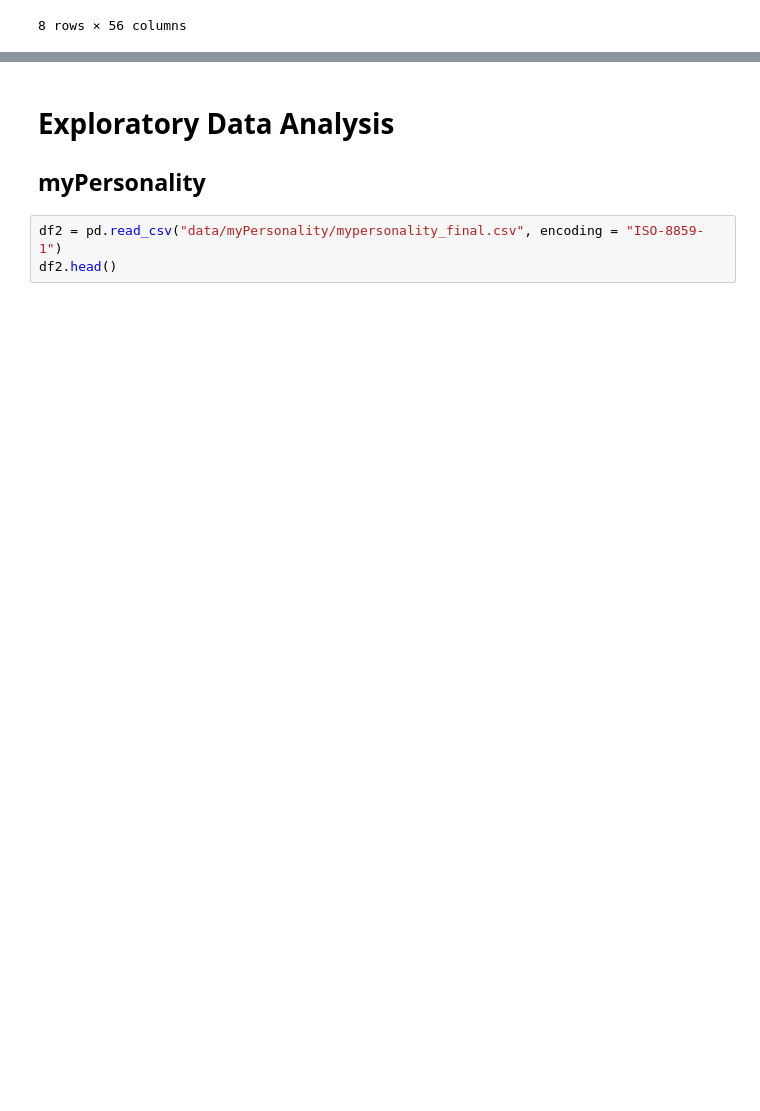
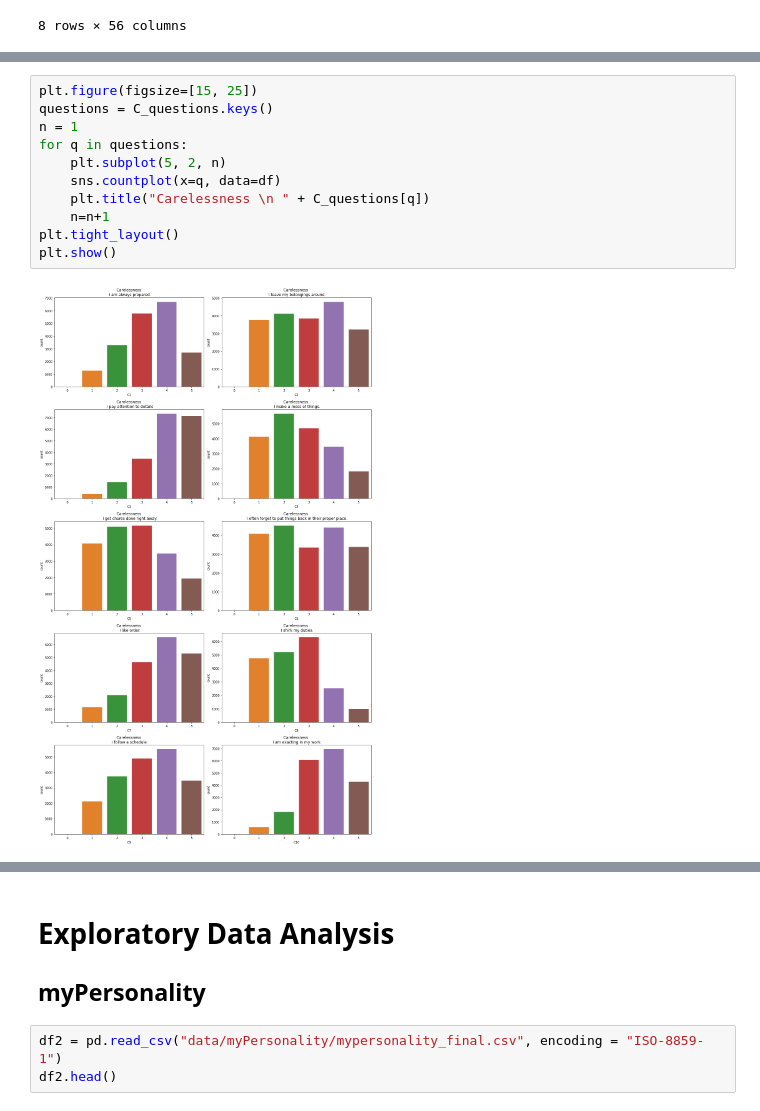
Before and after one commit to Reuben27/SmartSense-Assessment2, a Jupyter notebook: src/eda.ipynb, the cells around one changed output, grey strips where cells are left out. Cells and saved outputs as stored; diff of their text form; blank space fills up the shorter version.

```diff
--- a/src/eda.ipynb
+++ b/src/eda.ipynb
@@ -85,0 +181,13 @@ df.describe()
+# %%
+plt.figure(figsize=[15, 25])
+questions = C_questions.keys()
+n = 1
+for q in questions:
+    plt.subplot(5, 2, n)
+    sns.countplot(x=q, data=df)
+    plt.title("Carelessness \n " + C_questions[q])
+    n=n+1
+plt.tight_layout()
+plt.show()
+# %% [output]
+[figure, added]
```
Also changed, not shown: parts of 20 cells of this notebook, 2 other files.
